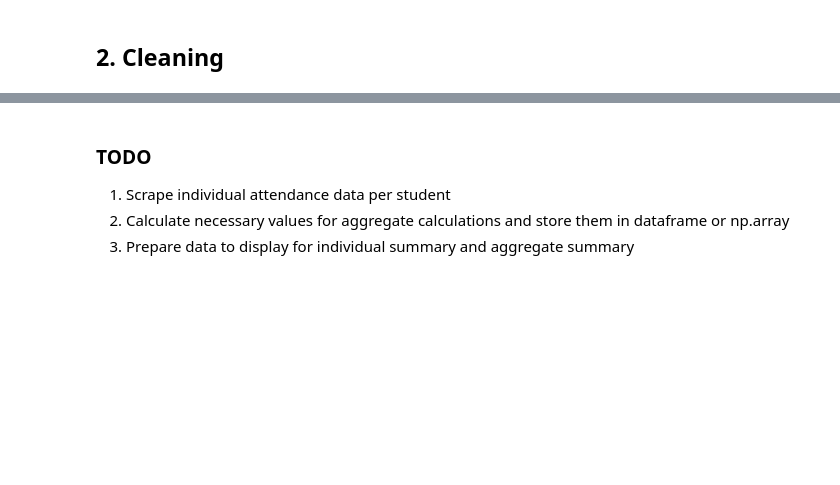
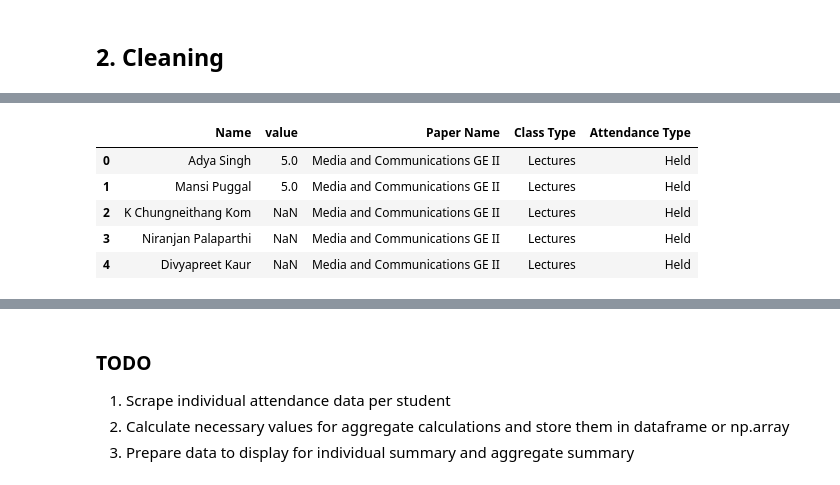
Before and after one commit to abhishekchak52/attend-dash, a Jupyter notebook: attend-dash.ipynb, the cells around one changed output, grey strips where cells are left out. Saved outputs shown, nothing was run; the diff lists cells and outputs as text; code cells hidden in the pictures; blank space fills up the shorter version.

```diff
--- a/attend-dash.ipynb
+++ b/attend-dash.ipynb
@@ -152,0 +108,9 @@ tuts
+# %%
+pd_melted.head()
+# %% [output]
+|  | Name | value | Paper Name | Class Type | Attendance Type |
+| 0 | Adya Singh | 5.0 | Media and Communications GE II | Lectures | Held |
+| 1 | Mansi Puggal | 5.0 | Media and Communications GE II | Lectures | Held |
+| 2 | K Chungneithang Kom | NaN | Media and Communications GE II | Lectures | Held |
+| 3 | Niranjan Palaparthi | NaN | Media and Communications GE II | Lectures | Held |
+| 4 | Divyapreet Kaur | NaN | Media and Communications GE II | Lectures | Held |
```
Also changed, not shown: parts of 24 cells of this notebook, 2 other files.
